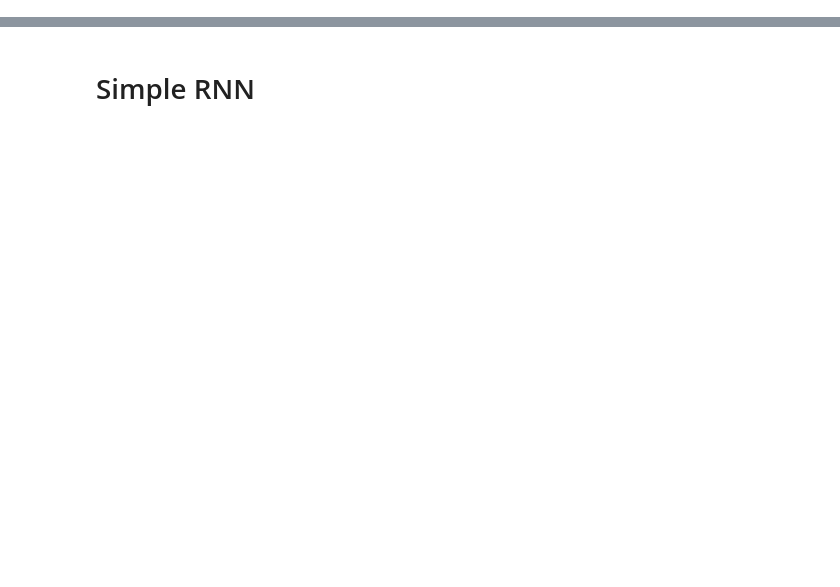
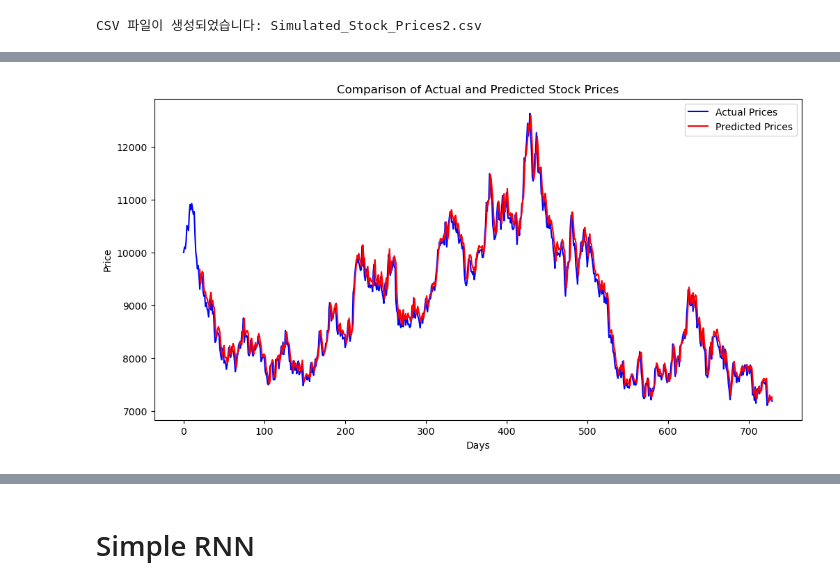
Before and after one commit to IsThereAnyCode/Lab_Seminar, a Jupyter notebook: 3. RNN, LSTM/RNN.ipynb, the cells around one changed output, grey strips where cells are left out. Saved outputs shown, nothing was run; the diff lists cells and outputs as text; code cells hidden in the pictures; blank space fills up the shorter version.

```diff
--- a/3. RNN, LSTM/RNN.ipynb
+++ b/3. RNN, LSTM/RNN.ipynb
@@ -2,3 +2,80 @@
 import pandas as pd
 from tensorflow.keras.models import Sequential
 from tensorflow.python.keras.layers import Embedding, SimpleRNN, Dense, LSTM
+# %%
+import pandas as pd
+import numpy as np
+
+# 설정
+np.random.seed(42)
+n_days = 730
+initial_price = 10000
+
+# 임의의 주가 변동 생성
+prices = [initial_price]
+for _ in range(1, n_days):
+    # 전일 대비 0%에서 2% 사이의 변동을 무작위로 생성
+    change_percent = 0.02 * np.random.randn()
+    prices.append(prices[-1] * (1 + change_percent))
+
+# 데이터프레임 생성
+df = pd.DataFrame(prices, columns=['Close'])
+
+# CSV 파일로 저장
+csv_filename = 'Simulated_Stock_Prices2.csv'
+df.to_csv(csv_filename, index=False)
+print("CSV 파일이 생성되었습니다:", csv_filename)
+# %% [output]
+CSV 파일이 생성되었습니다: Simulated_Stock_Prices2.csv
+# %%
+import pandas as pd
+import numpy as np
+import matplotlib.pyplot as plt
+from tensorflow.keras.models import Sequential
+from tensorflow.keras.layers import SimpleRNN, Dense
+from sklearn.preprocessing import MinMaxScaler
+
+# 데이터 로드 및 전처리
+data = pd.read_csv('Simulated_Stock_Prices2.csv')
+prices = data['Close'].values.reshape(-1, 1)
+scaler = MinMaxScaler(feature_range=(0, 1))
+prices = scaler.fit_transform(prices)
+
+# 시퀀스 데이터 생성 함수
+window_size = 20  # 이동 창 크기 정의
+def create_sequences(data, window_size=window_size):
+    X, y = [], []
+    for i in range(len(data) - window_size):
+        X.append(data[i:(i + window_size), 0])
+        y.append(data[i + window_size, 0])
+    X = np.array(X)
+    X = np.reshape(X, (X.shape[0], X.shape[1], 1))  # [samples, time steps, features]
+    y = np.array(y)
+    return X, y
+
+X, y = create_sequences(prices)
+
+# 모델 구성
+model = Sequential([
+    SimpleRNN(64, input_shape=(X.shape[1], 1)),
+    Dense(1)
+])
+model.compile(optimizer='adam', loss='mean_squared_error')
+
+# 모델 학습
+model.fit(X, y, epochs=30, batch_size=32, verbose=1)
+
+# 예측
+predictions = model.predict(X)
+predicted_prices = scaler.inverse_transform(predictions)  # 역정규화
+
+# 실제 주가와 예측된 주가 그래프로 그리기
+plt.figure(figsize=(12, 6))
+plt.plot(scaler.inverse_transform(prices).flatten(), label='Actual Prices', color='blue')
+plt.plot(np.arange(window_size, len(prices)), predicted_prices.flatten(), label='Predicted Prices', color='red')
+plt.title('Comparison of Actual and Predicted Stock Prices')
+plt.xlabel('Days')
+plt.ylabel('Price')
+plt.legend()
+plt.show()
+# %% [output]
@@ -4,0 +99 @@ from tensorflow.python.keras.layers import Embedding, SimpleRNN, Dense, LSTM
+[figure, added]
```
Also changed, not shown: parts of 5 cells of this notebook, 2 other files.
